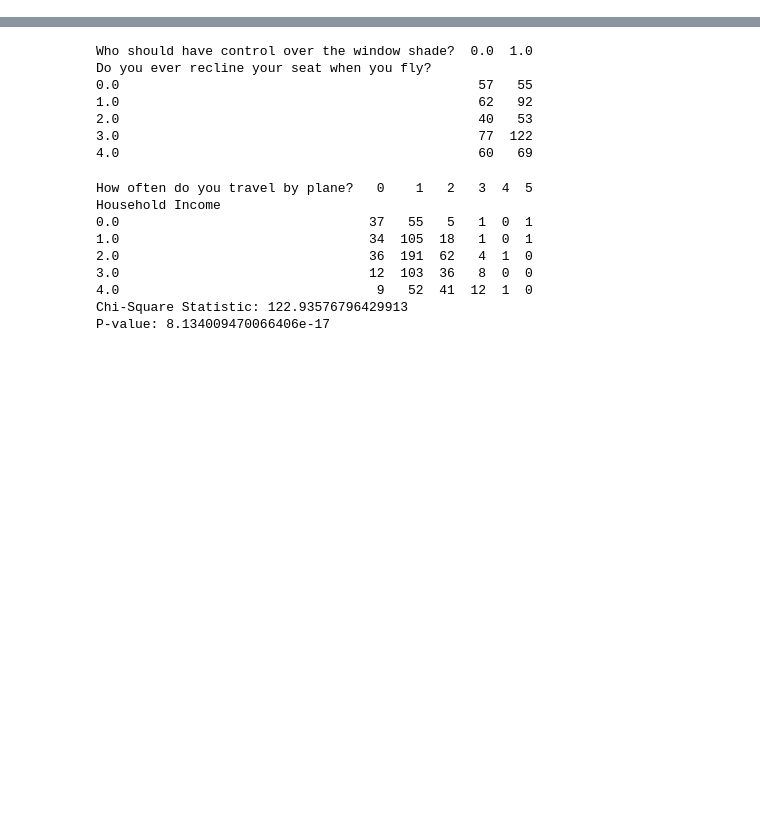
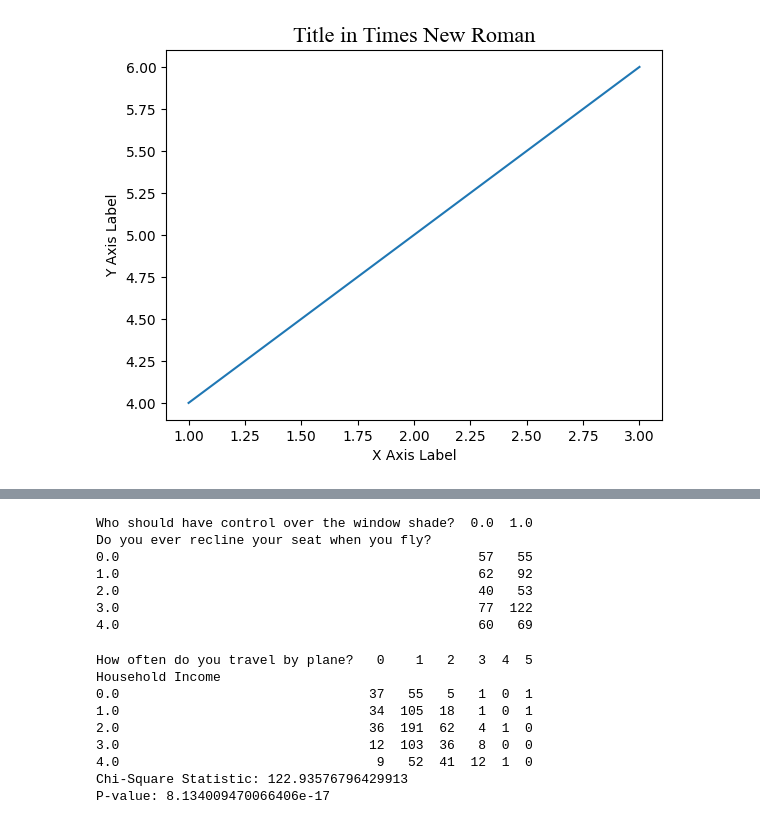
Before and after one commit to mloenker/flying-etiquette-data-lit, a Jupyter notebook: exp/data_visualisation.ipynb, the cells around one changed output, grey strips where cells are left out. Cells and saved outputs as stored; diff of their text form; code cells hidden in the pictures; blank space fills up the shorter version.

```diff
--- a/exp/data_visualisation.ipynb
+++ b/exp/data_visualisation.ipynb
@@ -193,3 +187,24 @@ plt.show()
+# %%
+import matplotlib.pyplot as plt
+
+# Data for plotting
+x = [1, 2, 3]
+y = [4, 5, 6]
+
+# Plotting the data
+plt.plot(x, y)
+
+# Setting the title with specific font settings
+plt.title('Title in Times New Roman', fontdict={'family': 'Times New Roman', 'fontsize': 16})
+
+# Labeling the axes
+plt.xlabel('X Axis Label')
+plt.ylabel('Y Axis Label')
+
+# Display the plot
+plt.show()
+# %% [output]
+[figure, added]
 # %%
 height_counts = df['How tall are you?'].value_counts().sort_index()
 print(df['How tall are you?'].mean())
```
Also changed, not shown: parts of 3 cells of this notebook, 7 other files.
